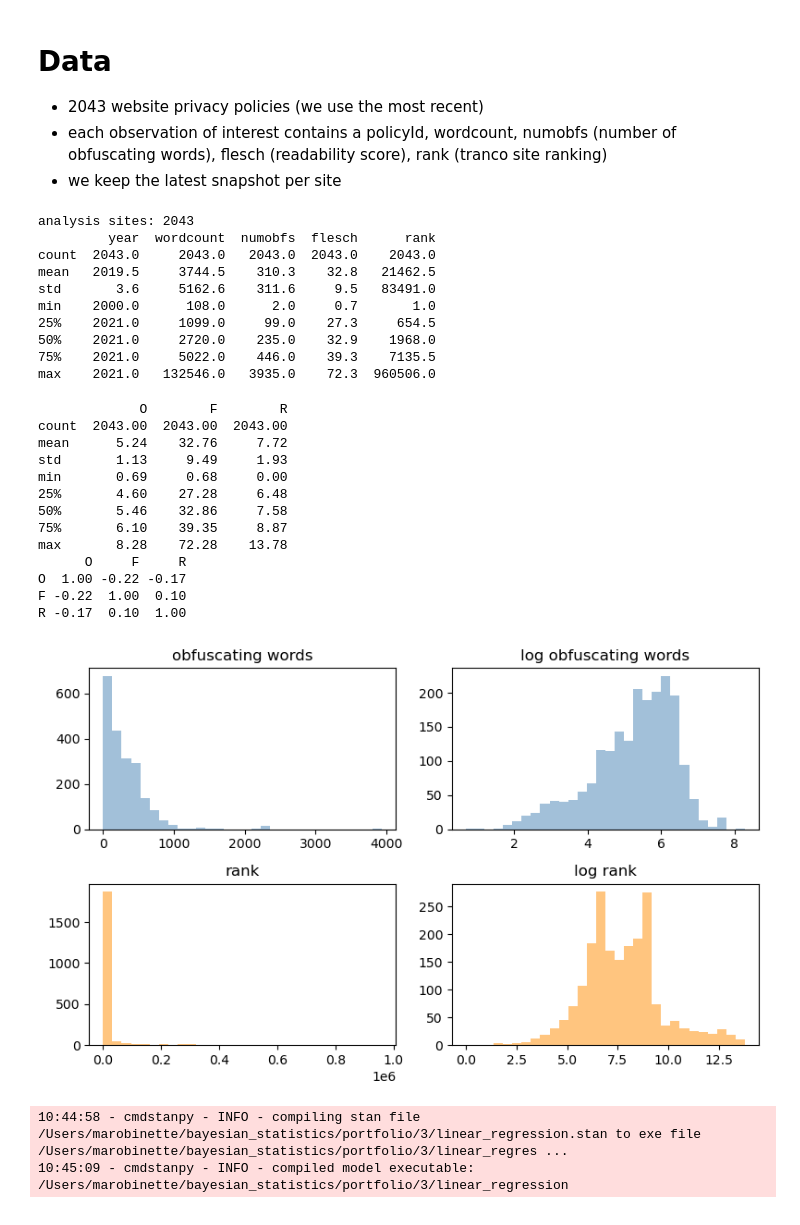
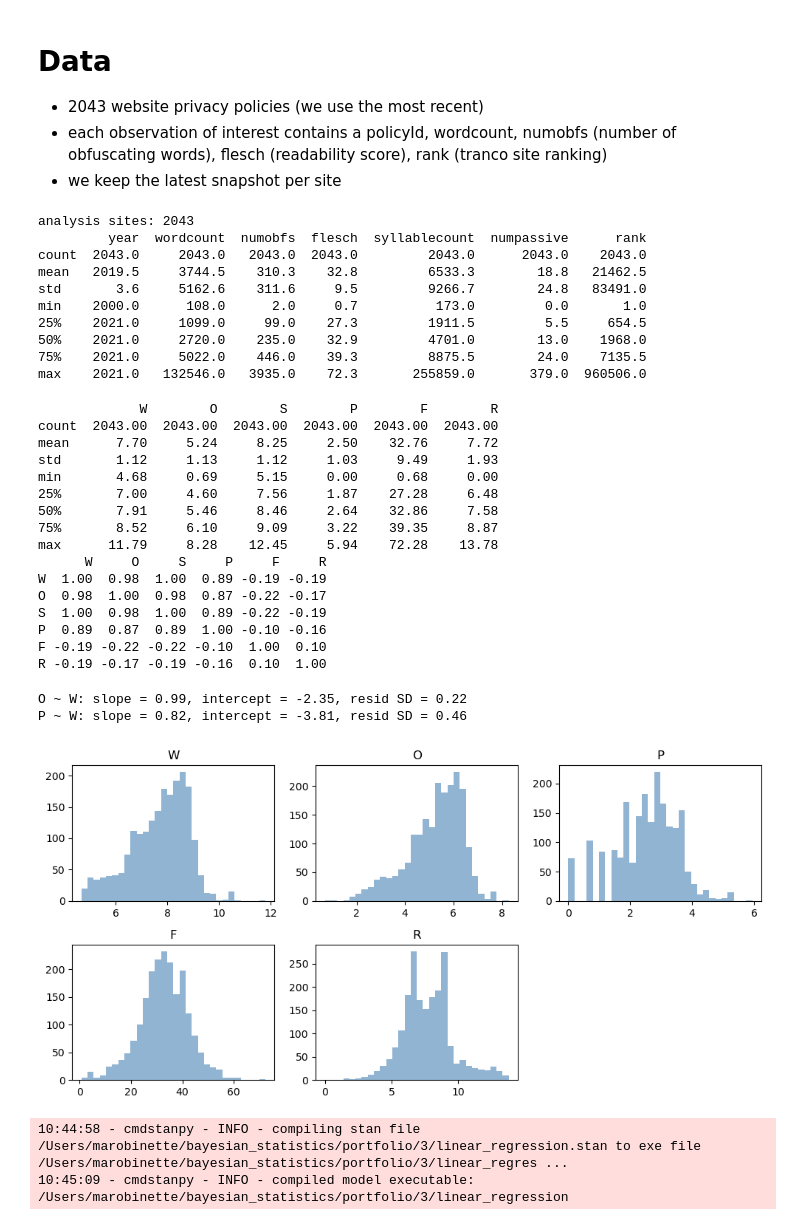
Before and after one commit to marobinette/bayesian_statistics, a Jupyter notebook: portfolio/3/portfolio.ipynb, the cells around one changed output. Drawn from its saved outputs; the diff is of its cells as text; code cells hidden in the pictures.

```diff
--- a/portfolio/3/portfolio.ipynb
+++ b/portfolio/3/portfolio.ipynb
@@ -41,7 +41,7 @@ memory usage: 132.9+ MB
 - each observation of interest contains a policyId, wordcount, numobfs (number of obfuscating words), flesch (readability score), rank (tranco site ranking)
 - we keep the latest snapshot per site
 # %%
-cols = ['policyid', 'uri', 'year', 'timestamp', 'rank', 'wordcount', 'numobfs', 'flesch']
+cols = ['policyid', 'uri', 'year', 'timestamp', 'rank', 'wordcount', 'numobfs', 'flesch', 'syllablecount', 'numpassive']
 DATA_PATH = './data/policy-metadata.csv' # Mohsen, where is your data sir?
 raw = pd.read_csv(DATA_PATH, usecols=cols)
 
@@ -52,7 +52,7 @@ latest = (raw.sort_values(['uri', 'timestamp', 'policyid'])
 
 # Rank is constant within a site, so take the first non-missing value
 site_rank = raw.groupby('uri')['rank'].first()
-sites = latest[['year', 'wordcount', 'numobfs', 'flesch']].join(site_rank)
+sites = latest[['year', 'wordcount', 'numobfs', 'flesch', 'syllablecount', 'numpassive']].join(site_rank)
 
 
 # drop extreme flesch values (outliers)
@@ -62,49 +62,59 @@ print("analysis sites:", len(sites))
 print(sites.describe().round(1))
 # %% [output]
 analysis sites: 2043
-         year  wordcount  numobfs  flesch      rank
-count  2043.0     2043.0   2043.0  2043.0    2043.0
-mean   2019.5     3744.5    310.3    32.8   21462.5
-std       3.6     5162.6    311.6     9.5   83491.0
-min    2000.0      108.0      2.0     0.7       1.0
-25%    2021.0     1099.0     99.0    27.3     654.5
-50%    2021.0     2720.0    235.0    32.9    1968.0
-75%    2021.0     5022.0    446.0    39.3    7135.5
-max    2021.0   132546.0   3935.0    72.3  960506.0
+         year  wordcount  numobfs  flesch  syllablecount  numpassive      rank
+count  2043.0     2043.0   2043.0  2043.0         2043.0      2043.0    2043.0
+mean   2019.5     3744.5    310.3    32.8         6533.3        18.8   21462.5
+std       3.6     5162.6    311.6     9.5         9266.7        24.8   83491.0
+min    2000.0      108.0      2.0     0.7          173.0         0.0       1.0
+25%    2021.0     1099.0     99.0    27.3         1911.5         5.5     654.5
+50%    2021.0     2720.0    235.0    32.9         4701.0        13.0    1968.0
+75%    2021.0     5022.0    446.0    39.3         8875.5        24.0    7135.5
+max    2021.0   132546.0   3935.0    72.3       255859.0       379.0  960506.0
 # %%
 sites['R'] = np.log(sites['rank'])
 sites['O'] = np.log(sites['numobfs'])
 sites['F'] = sites['flesch']
+sites['W'] = np.log(sites['wordcount'])
+sites['S'] = np.log(sites['syllablecount'])
+sites['P'] = np.log1p(sites['numpassive'])
 
-print(sites[['O', 'F', 'R']].describe().round(2))
-print(sites[['O', 'F', 'R']].corr().round(2))
+print(sites[['W', 'O', 'S', 'P', 'F', 'R']].describe().round(2))
+print(sites[['W', 'O', 'S', 'P', 'F', 'R']].corr().round(2))
 # %% [output]
-             O        F        R
-count  2043.00  2043.00  2043.00
-mean      5.24    32.76     7.72
-std       1.13     9.49     1.93
-min       0.69     0.68     0.00
-25%       4.60    27.28     6.48
-50%       5.46    32.86     7.58
-75%       6.10    39.35     8.87
-max       8.28    72.28    13.78
-      O     F     R
-O  1.00 -0.22 -0.17
-F -0.22  1.00  0.10
-R -0.17  0.10  1.00
+             W        O        S        P        F        R
+count  2043.00  2043.00  2043.00  2043.00  2043.00  2043.00
+mean      7.70     5.24     8.25     2.50    32.76     7.72
+std       1.12     1.13     1.12     1.03     9.49     1.93
+min       4.68     0.69     5.15     0.00     0.68     0.00
+25%       7.00     4.60     7.56     1.87    27.28     6.48
+50%       7.91     5.46     8.46     2.64    32.86     7.58
+75%       8.52     6.10     9.09     3.22    39.35     8.87
+max      11.79     8.28    12.45     5.94    72.28    13.78
+      W     O     S     P     F     R
+W  1.00  0.98  1.00  0.89 -0.19 -0.19
+O  0.98  1.00  0.98  0.87 -0.22 -0.17
+S  1.00  0.98  1.00  0.89 -0.22 -0.19
+P  0.89  0.87  0.89  1.00 -0.10 -0.16
+F -0.19 -0.22 -0.22 -0.10  1.00  0.10
+R -0.19 -0.17 -0.19 -0.16  0.10  1.00
 # %%
-fig, axes = plt.subplots(2, 2, figsize=(8, 5))
-axes[0, 0].hist(sites['numobfs'], bins=30, color="steelblue", alpha=0.5)
-axes[0, 1].hist(sites['O'],       bins=30, color="steelblue", alpha=0.5)
-axes[1, 0].hist(sites['rank'],    bins=30, color="darkorange", alpha=0.5)
-axes[1, 1].hist(sites['R'],       bins=30, color="darkorange", alpha=0.5)
-for ax, t in zip(axes.flat, ["obfuscating words", "log obfuscating words", "rank", "log rank"]):
-    ax.set_title(t)
+for v in ['O', 'P']:
+    slope, intercept = np.polyfit(sites['W'], sites[v], 1)
+    resid = sites[v] - (intercept + slope * sites['W'])
+    print(f"{v} ~ W: slope = {slope:.2f}, intercept = {intercept:.2f}, resid SD = {resid.std():.2f}")
 
+fig, axes = plt.subplots(2, 3, figsize=(10, 5))
+for ax, v in zip(axes.flat, ['W', 'O', 'P', 'F', 'R']):
+    ax.hist(sites[v], bins=30, color="steelblue", alpha=0.6)
+    ax.set_title(v)
+axes.flat[-1].axis("off")
 plt.tight_layout()
-plt.savefig("figures/tails.png", dpi=150, bbox_inches="tight")
+plt.savefig("figures/variable_histograms.png", bbox_inches="tight", dpi=300)
 # %% [output]
+O ~ W: slope = 0.99, intercept = -2.35, resid SD = 0.22
+P ~ W: slope = 0.82, intercept = -3.81, resid SD = 0.46
-[figure, old version]
+[figure, new version]
 # %%
 from pathlib import Path
 stan_code = r"""
```
Also changed, not shown: parts of 4 cells of this notebook, 4 other files.
